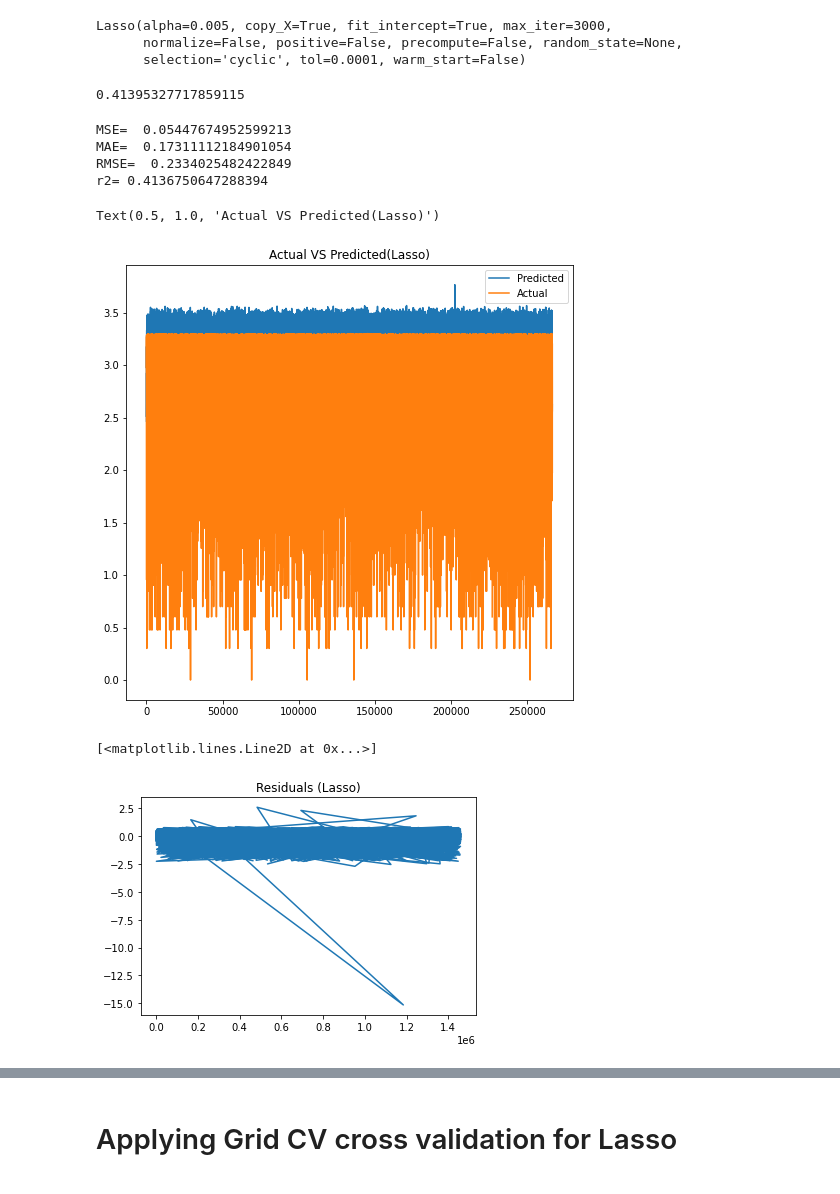
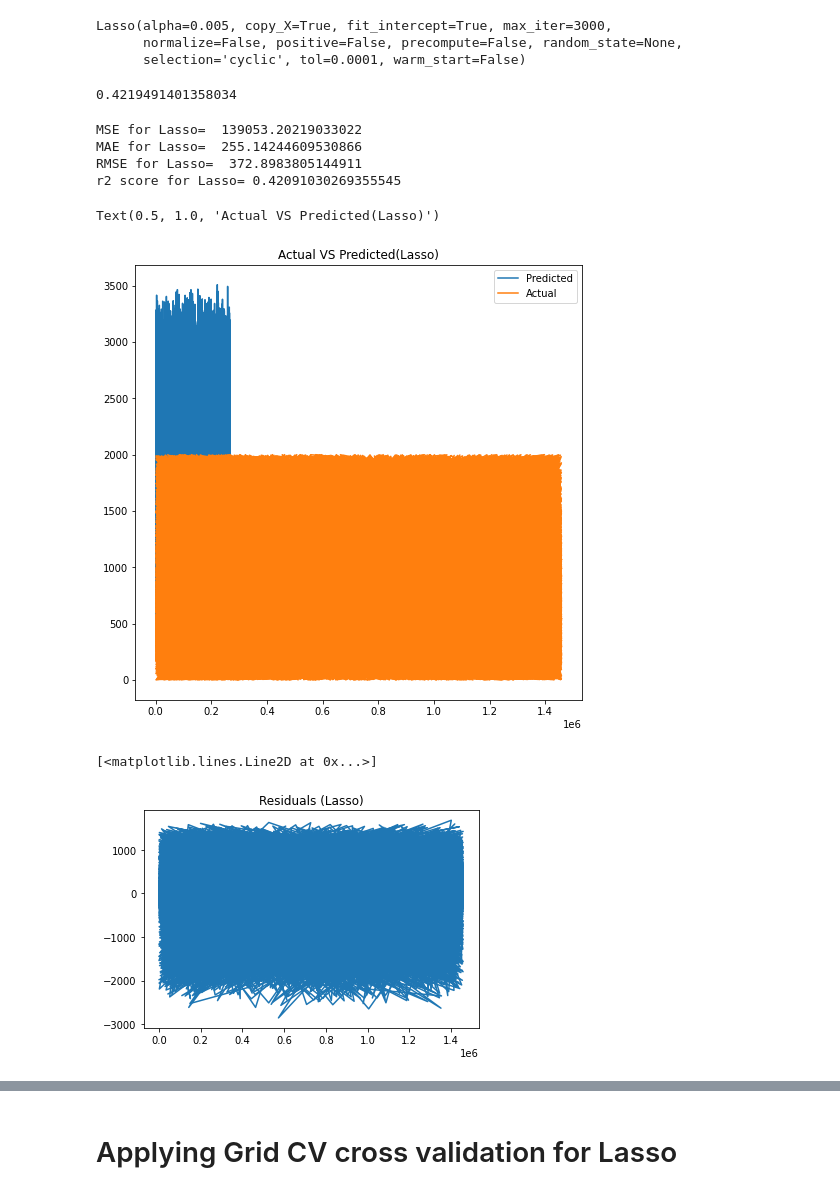
Before and after one commit to Thurab/Alma-Better-Google-Play-store-Analysis, a Jupyter notebook: NYC_Taxi_Trip_Time_Prediction_Capstone_Project.ipynb, the cells around one changed output, grey strips where cells are left out. Drawn from its saved outputs; the diff is of its cells as text; code cells hidden in the pictures.

```diff
--- a/NYC_Taxi_Trip_Time_Prediction_Capstone_Project.ipynb
+++ b/NYC_Taxi_Trip_Time_Prediction_Capstone_Project.ipynb
@@ -706,10 +701,10 @@ from sklearn.model_selection import train_test_split
 from sklearn.metrics import mean_squared_error
 from sklearn.metrics import mean_absolute_error
 # %%
-numeric_data=['passenger_count','pickup_longitude','pickup_latitude','dropoff_longitude','dropoff_latitude',
-              'pickup_day_no', 'dropoff_day_no', 'pickup_hours', 'dropoff_hours','pickup_month', 'dropoff_month', 'distance']
+# numeric_data=['passenger_count','pickup_longitude','pickup_latitude','dropoff_longitude','dropoff_latitude',
+#               'pickup_day_no', 'dropoff_day_no', 'pickup_hours', 'dropoff_hours','pickup_month', 'dropoff_month', 'distance']
 
-# numeric_data=['passenger_count','distance','pickup_longitude','pickup_latitude','dropoff_longitude','dropoff_latitude','vendor_id']
+numeric_data=['vendor_id','passenger_count','pickup_day_no','pickup_hours','pickup_month','distance']
 # %%
 from scipy.stats import zscore
 X=df_copy[numeric_data]
@@ -984,40 +981,40 @@ Lasso(alpha=0.005, copy_X=True, fit_intercept=True, max_iter=3000,
 # %%
 lasso.score(X_train,y_train)
 # %% [output]
-0.41395327717859115
+0.4219491401358034
 # %%
 y_pred_lasso=lasso.predict(X_test)
 # %%
-MSE=mean_squared_error((y_test),(y_pred_lasso))
-MAE=mean_absolute_error((y_test),(y_pred_lasso))
+MSE=mean_squared_error(10**(y_test),10**(y_pred_lasso))
+MAE=mean_absolute_error(10**(y_test),10**(y_pred_lasso))
 RMSE=np.sqrt(MSE)
-print('MSE= ',MSE)
-print('MAE= ',MAE)
-print('RMSE= ',RMSE)
+print('MSE for Lasso= ',MSE)
+print('MAE for Lasso= ',MAE)
+print('RMSE for Lasso= ',RMSE)
 
 r2=r2_score(y_test,y_pred)
-print('r2=',r2)
+print('r2 score for Lasso=',r2)
 # %% [output]
-MSE=  0.05447674952599213
-MAE=  0.17311112184901054
-RMSE=  0.2334025482422849
-r2= 0.4136750647288394
+MSE for Lasso=  139053.20219033022
+MAE for Lasso=  255.14244609530866
+RMSE for Lasso=  372.8983805144911
+r2 score for Lasso= 0.42091030269355545
 # %%
 plt.figure(figsize=(8,8))
-plt.plot((y_pred_lasso))
-plt.plot(np.array((y_test)))
+plt.plot(10**(y_pred_lasso))
+plt.plot((10**(y_test)))
 plt.legend(['Predicted','Actual'])
 plt.title('Actual VS Predicted(Lasso)')
 # %% [output]
 Text(0.5, 1.0, 'Actual VS Predicted(Lasso)')
-[figure, old version]
+[figure, new version]
 # %%
 #Residuals
 plt.title('Residuals (Lasso)')
-plt.plot((y_test)-(y_pred))
+plt.plot(10**(y_test)-10**(y_pred))
 # %% [output]
 [<matplotlib.lines.Line2D at 0x...>]
-[figure, old version]
+[figure, new version]
 # %%
 X=sm.add_constant(X) #intercept b0
 model=sm.OLS(y,X).fit() #OLS(output,input)
```
Also changed, not shown: parts of 49 cells of this notebook.
